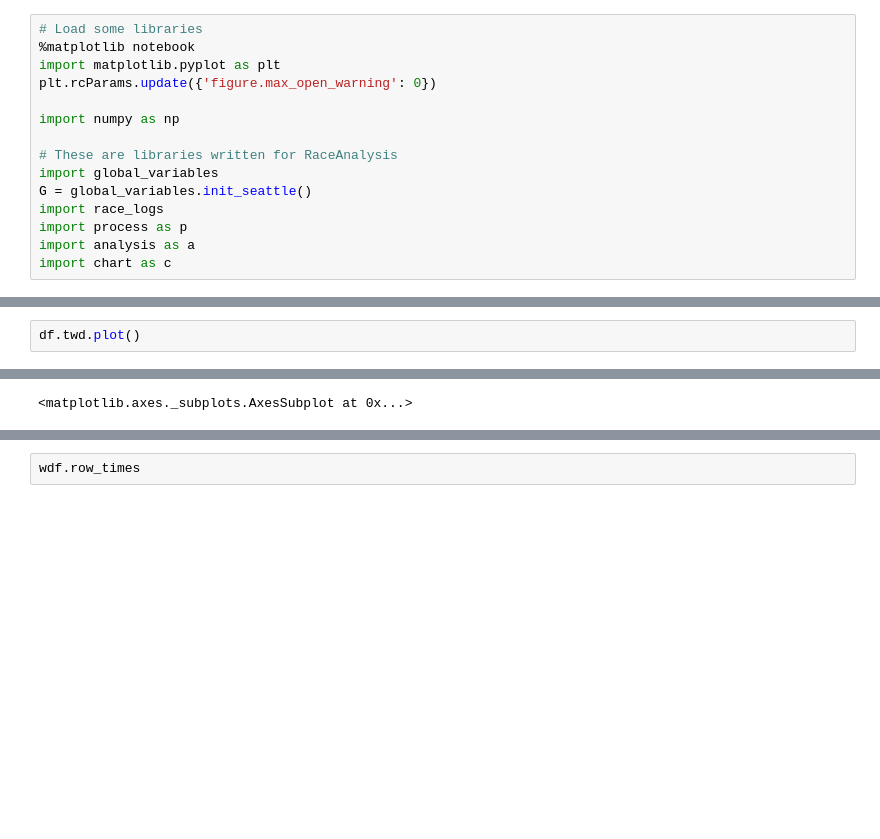
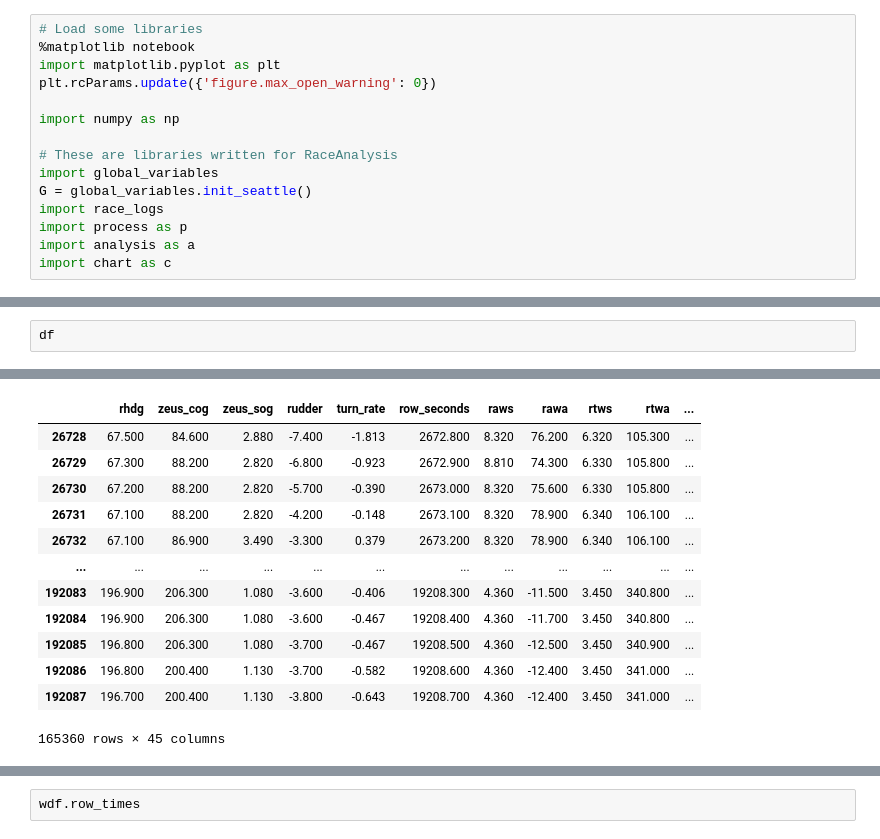
Before and after one commit to violapaul/RegattaAnalysis, a Jupyter notebook: Blakely Rock, CSS, March 7, 2020.ipynb, the cells around one changed output, grey strips where cells are left out. Saved outputs shown, nothing was run; the diff lists cells and outputs as text; blank space fills up the shorter version.

```diff
--- a/Blakely Rock, CSS, March 7, 2020.ipynb
+++ b/Blakely Rock, CSS, March 7, 2020.ipynb
@@ -65,3 +104,3 @@ print(ch.calls, len(ch.log))
 # %%
-df.twd.plot()
+df
 # %% [output]
@@ -70,2 +107,14 @@ df.twd.plot()
+|  | rhdg | zeus_cog | zeus_sog | rudder | turn_rate | row_seconds | raws | rawa | rtws | rtwa | ... |
+| 26728 | 67.500 | 84.600 | 2.880 | -7.400 | -1.813 | 2672.800 | 8.320 | 76.200 | 6.320 | 105.300 | ... |
+| 26729 | 67.300 | 88.200 | 2.820 | -6.800 | -0.923 | 2672.900 | 8.810 | 74.300 | 6.330 | 105.800 | ... |
+| 26730 | 67.200 | 88.200 | 2.820 | -5.700 | -0.390 | 2673.000 | 8.320 | 75.600 | 6.330 | 105.800 | ... |
+| 26731 | 67.100 | 88.200 | 2.820 | -4.200 | -0.148 | 2673.100 | 8.320 | 78.900 | 6.340 | 106.100 | ... |
+| 26732 | 67.100 | 86.900 | 3.490 | -3.300 | 0.379 | 2673.200 | 8.320 | 78.900 | 6.340 | 106.100 | ... |
+| ... | ... | ... | ... | ... | ... | ... | ... | ... | ... | ... | ... |
+| 192083 | 196.900 | 206.300 | 1.080 | -3.600 | -0.406 | 19208.300 | 4.360 | -11.500 | 3.450 | 340.800 | ... |
+| 192084 | 196.900 | 206.300 | 1.080 | -3.600 | -0.467 | 19208.400 | 4.360 | -11.700 | 3.450 | 340.800 | ... |
+| 192085 | 196.800 | 206.300 | 1.080 | -3.700 | -0.467 | 19208.500 | 4.360 | -12.500 | 3.450 | 340.900 | ... |
+| 192086 | 196.800 | 200.400 | 1.130 | -3.700 | -0.582 | 19208.600 | 4.360 | -12.400 | 3.450 | 341.000 | ... |
+| 192087 | 196.700 | 200.400 | 1.130 | -3.800 | -0.643 | 19208.700 | 4.360 | -12.400 | 3.450 | 341.000 | ... |
-<matplotlib.axes._subplots.AxesSubplot at 0x...>
+165360 rows × 45 columns
 # %%
```
Also changed, not shown: parts of 24 cells of this notebook, 29 other files.
